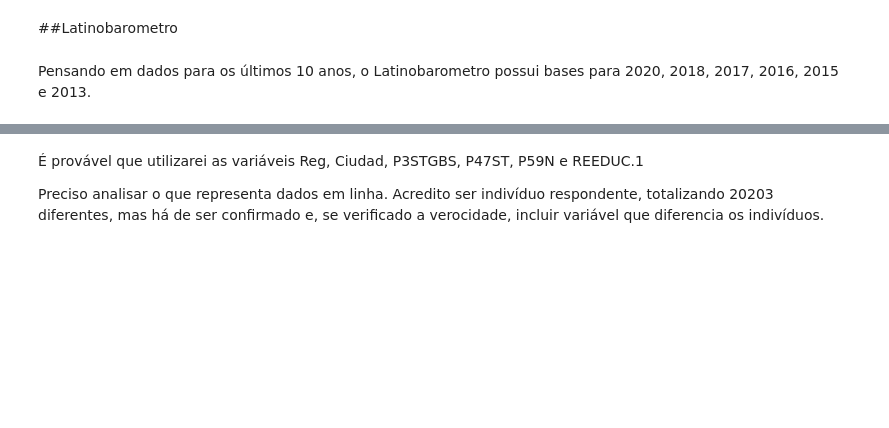
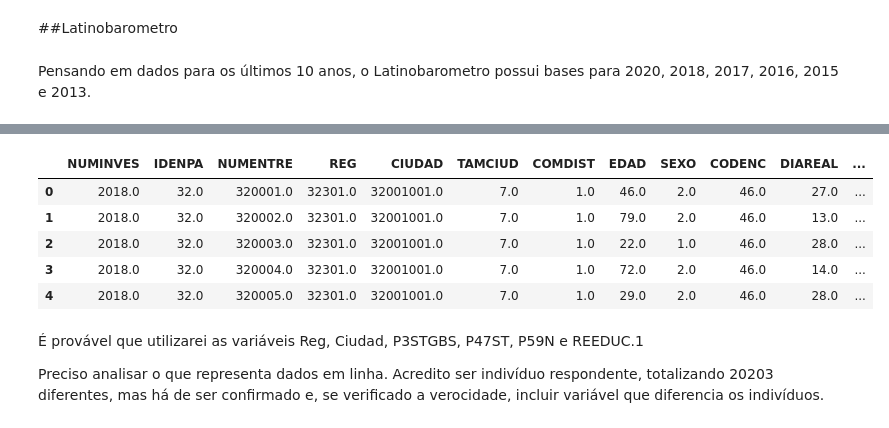
Before and after one commit to gbam-ds/Mono, a Jupyter notebook: CreatingDatabase.ipynb, the cells around one changed output, grey strips where cells are left out. Cells and saved outputs as stored; diff of their text form; code cells hidden in the pictures; blank space fills up the shorter version.

```diff
--- a/CreatingDatabase.ipynb
+++ b/CreatingDatabase.ipynb
@@ -52,3 +40,15 @@ OrderedDict([(None,
+# %%
+import pandas as pd
+pd.set_option('display.max_columns', None)
+
+labar18.head()
+# %% [output]
+|  | NUMINVES | IDENPA | NUMENTRE | REG | CIUDAD | TAMCIUD | COMDIST | EDAD | SEXO | CODENC | DIAREAL | ... |
+| 0 | 2018.0 | 32.0 | 320001.0 | 32301.0 | 32001001.0 | 7.0 | 1.0 | 46.0 | 2.0 | 46.0 | 27.0 | ... |
+| 1 | 2018.0 | 32.0 | 320002.0 | 32301.0 | 32001001.0 | 7.0 | 1.0 | 79.0 | 2.0 | 46.0 | 13.0 | ... |
+| 2 | 2018.0 | 32.0 | 320003.0 | 32301.0 | 32001001.0 | 7.0 | 1.0 | 22.0 | 1.0 | 46.0 | 28.0 | ... |
+| 3 | 2018.0 | 32.0 | 320004.0 | 32301.0 | 32001001.0 | 7.0 | 1.0 | 72.0 | 2.0 | 46.0 | 14.0 | ... |
+| 4 | 2018.0 | 32.0 | 320005.0 | 32301.0 | 32001001.0 | 7.0 | 1.0 | 29.0 | 2.0 | 46.0 | 28.0 | ... |
 # %% [markdown]
 É provável que utilizarei as variáveis Reg, Ciudad, P3STGBS, P47ST, P59N e REEDUC.1
 
```
Also changed, not shown: parts of 3 cells of this notebook.
